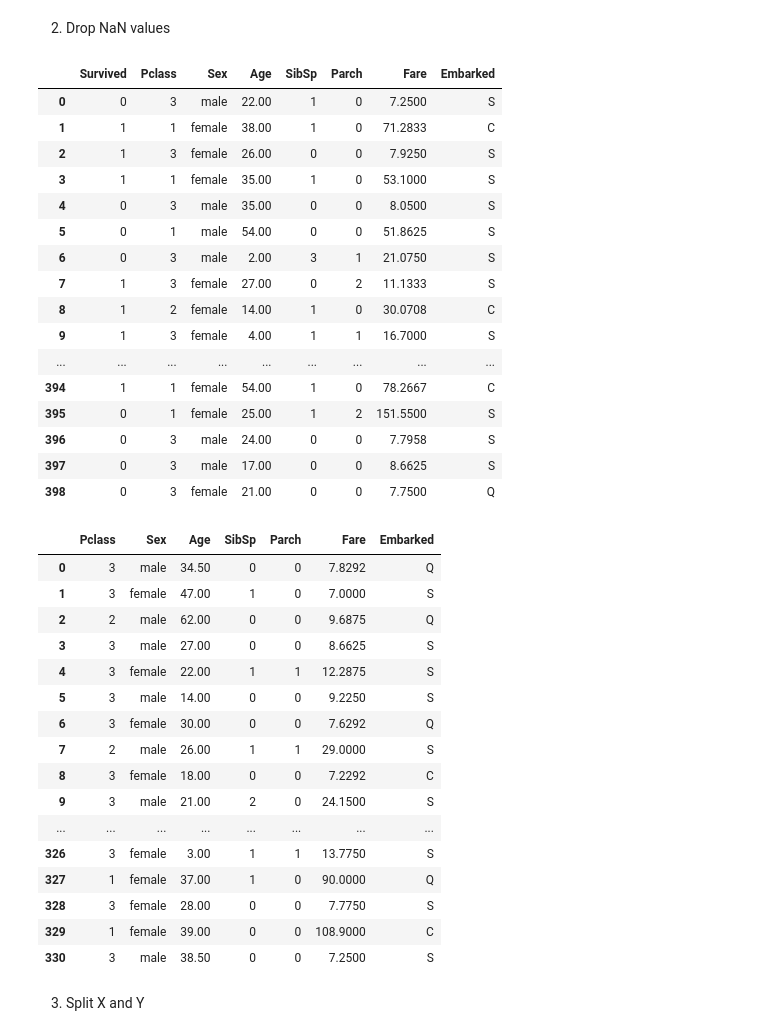
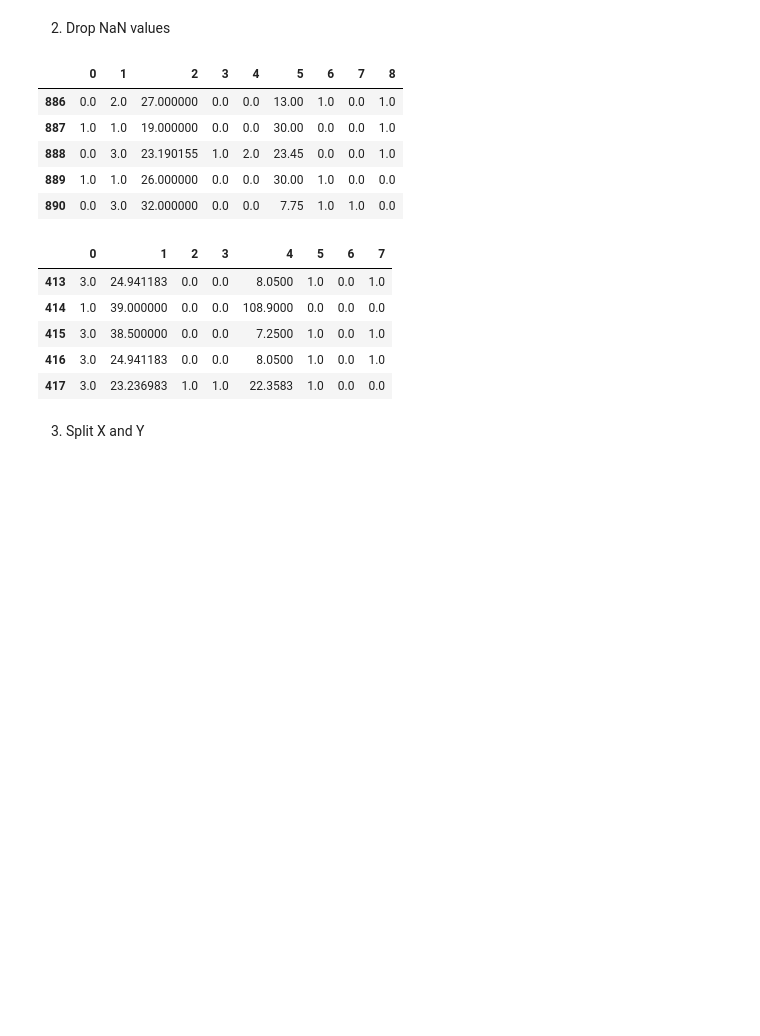
Before and after one commit to ggomp2885/Kaggle_Competitions, a Jupyter notebook: titanic_classification/titanic-competition-greg-gompers.ipynb, the cells around one changed output. Saved outputs shown, nothing was run; the diff lists cells and outputs as text; code cells hidden in the pictures; blank space fills up the shorter version.

```diff
--- a/titanic_classification/titanic-competition-greg-gompers.ipynb
+++ b/titanic_classification/titanic-competition-greg-gompers.ipynb
@@ -156,10 +165,20 @@ dtype: int64
 imputer = IterativeImputer()
 # imputer = KNNImputer(n_neighbors=8)
 
+# Train Set
+print("Train Set")
 train_mvp_c = imputer.fit_transform(train_mvp_c)
 train_mvp_c = pd.DataFrame(train_mvp_c)
 display(train_mvp_c.head(10))
-
+print(train_mvp_c.isnull().sum())
+print('\n')
 # train_mvp_c = train_mvp_c.reindex_like(train_mvp)
 # columns = ['Survived', Pclass]
+
+#Test Set
+print('Test Set')
+test_mvp_c = imputer.fit_transform(test_mvp_c)
+test_mvp_c = pd.DataFrame(test_mvp_c)
+display(test_mvp_c.tail(5))
+print(test_mvp_c.isnull().sum())
 # %% [output]
@@ -177,48 +225,26 @@ display(train_mvp_c.head(10))
 # %% [markdown]
 2. Drop NaN values
 # %%
-train_mvp = train_mvp.dropna(axis = 0)
-train_mvp = train_mvp.reset_index(drop=True)
-display(train_mvp)
+train_mvp_c = train_mvp_c.dropna(axis = 0)
+train_mvp_c = train_mvp_c.reset_index(drop=True)
+display(train_mvp_c.tail(5))
 
-test_mvp = test_mvp.dropna(axis = 0)
-test_mvp = test_mvp.reset_index(drop=True)
-display(test_mvp)
+test_mvp_c = test_mvp_c.dropna(axis = 0)
+test_mvp_c = test_mvp_c.reset_index(drop=True)
+display(test_mvp_c.tail(5))
 # %% [output]
-|  | Survived | Pclass | Sex | Age | SibSp | Parch | Fare | Embarked |
-| 0 | 0 | 3 | male | 22.00 | 1 | 0 | 7.2500 | S |
-| 1 | 1 | 1 | female | 38.00 | 1 | 0 | 71.2833 | C |
-| 2 | 1 | 3 | female | 26.00 | 0 | 0 | 7.9250 | S |
-| 3 | 1 | 1 | female | 35.00 | 1 | 0 | 53.1000 | S |
-| 4 | 0 | 3 | male | 35.00 | 0 | 0 | 8.0500 | S |
-| 5 | 0 | 1 | male | 54.00 | 0 | 0 | 51.8625 | S |
-| 6 | 0 | 3 | male | 2.00 | 3 | 1 | 21.0750 | S |
-| 7 | 1 | 3 | female | 27.00 | 0 | 2 | 11.1333 | S |
-| 8 | 1 | 2 | female | 14.00 | 1 | 0 | 30.0708 | C |
-| 9 | 1 | 3 | female | 4.00 | 1 | 1 | 16.7000 | S |
-| ... | ... | ... | ... | ... | ... | ... | ... | ... |
-| 394 | 1 | 1 | female | 54.00 | 1 | 0 | 78.2667 | C |
-| 395 | 0 | 1 | female | 25.00 | 1 | 2 | 151.5500 | S |
-| 396 | 0 | 3 | male | 24.00 | 0 | 0 | 7.7958 | S |
-| 397 | 0 | 3 | male | 17.00 | 0 | 0 | 8.6625 | S |
-| 398 | 0 | 3 | female | 21.00 | 0 | 0 | 7.7500 | Q |
+|  | 0 | 1 | 2 | 3 | 4 | 5 | 6 | 7 | 8 |
+| 886 | 0.0 | 2.0 | 27.000000 | 0.0 | 0.0 | 13.00 | 1.0 | 0.0 | 1.0 |
+| 887 | 1.0 | 1.0 | 19.000000 | 0.0 | 0.0 | 30.00 | 0.0 | 0.0 | 1.0 |
+| 888 | 0.0 | 3.0 | 23.190155 | 1.0 | 2.0 | 23.45 | 0.0 | 0.0 | 1.0 |
+| 889 | 1.0 | 1.0 | 26.000000 | 0.0 | 0.0 | 30.00 | 1.0 | 0.0 | 0.0 |
+| 890 | 0.0 | 3.0 | 32.000000 | 0.0 | 0.0 | 7.75 | 1.0 | 1.0 | 0.0 |
-|  | Pclass | Sex | Age | SibSp | Parch | Fare | Embarked |
-| 0 | 3 | male | 34.50 | 0 | 0 | 7.8292 | Q |
-| 1 | 3 | female | 47.00 | 1 | 0 | 7.0000 | S |
-| 2 | 2 | male | 62.00 | 0 | 0 | 9.6875 | Q |
-| 3 | 3 | male | 27.00 | 0 | 0 | 8.6625 | S |
-| 4 | 3 | female | 22.00 | 1 | 1 | 12.2875 | S |
-| 5 | 3 | male | 14.00 | 0 | 0 | 9.2250 | S |
-| 6 | 3 | female | 30.00 | 0 | 0 | 7.6292 | Q |
-| 7 | 2 | male | 26.00 | 1 | 1 | 29.0000 | S |
-| 8 | 3 | female | 18.00 | 0 | 0 | 7.2292 | C |
-| 9 | 3 | male | 21.00 | 2 | 0 | 24.1500 | S |
-| ... | ... | ... | ... | ... | ... | ... | ... |
-| 326 | 3 | female | 3.00 | 1 | 1 | 13.7750 | S |
-| 327 | 1 | female | 37.00 | 1 | 0 | 90.0000 | Q |
-| 328 | 3 | female | 28.00 | 0 | 0 | 7.7750 | S |
-| 329 | 1 | female | 39.00 | 0 | 0 | 108.9000 | C |
-| 330 | 3 | male | 38.50 | 0 | 0 | 7.2500 | S |
+|  | 0 | 1 | 2 | 3 | 4 | 5 | 6 | 7 |
+| 413 | 3.0 | 24.941183 | 0.0 | 0.0 | 8.0500 | 1.0 | 0.0 | 1.0 |
+| 414 | 1.0 | 39.000000 | 0.0 | 0.0 | 108.9000 | 0.0 | 0.0 | 0.0 |
+| 415 | 3.0 | 38.500000 | 0.0 | 0.0 | 7.2500 | 1.0 | 0.0 | 1.0 |
+| 416 | 3.0 | 24.941183 | 0.0 | 0.0 | 8.0500 | 1.0 | 0.0 | 1.0 |
+| 417 | 3.0 | 23.236983 | 1.0 | 1.0 | 22.3583 | 1.0 | 0.0 | 0.0 |
 # %% [markdown]
 3. Split X and Y
 # %%
```
Also changed, not shown: parts of 34 cells of this notebook, 2 other files.
